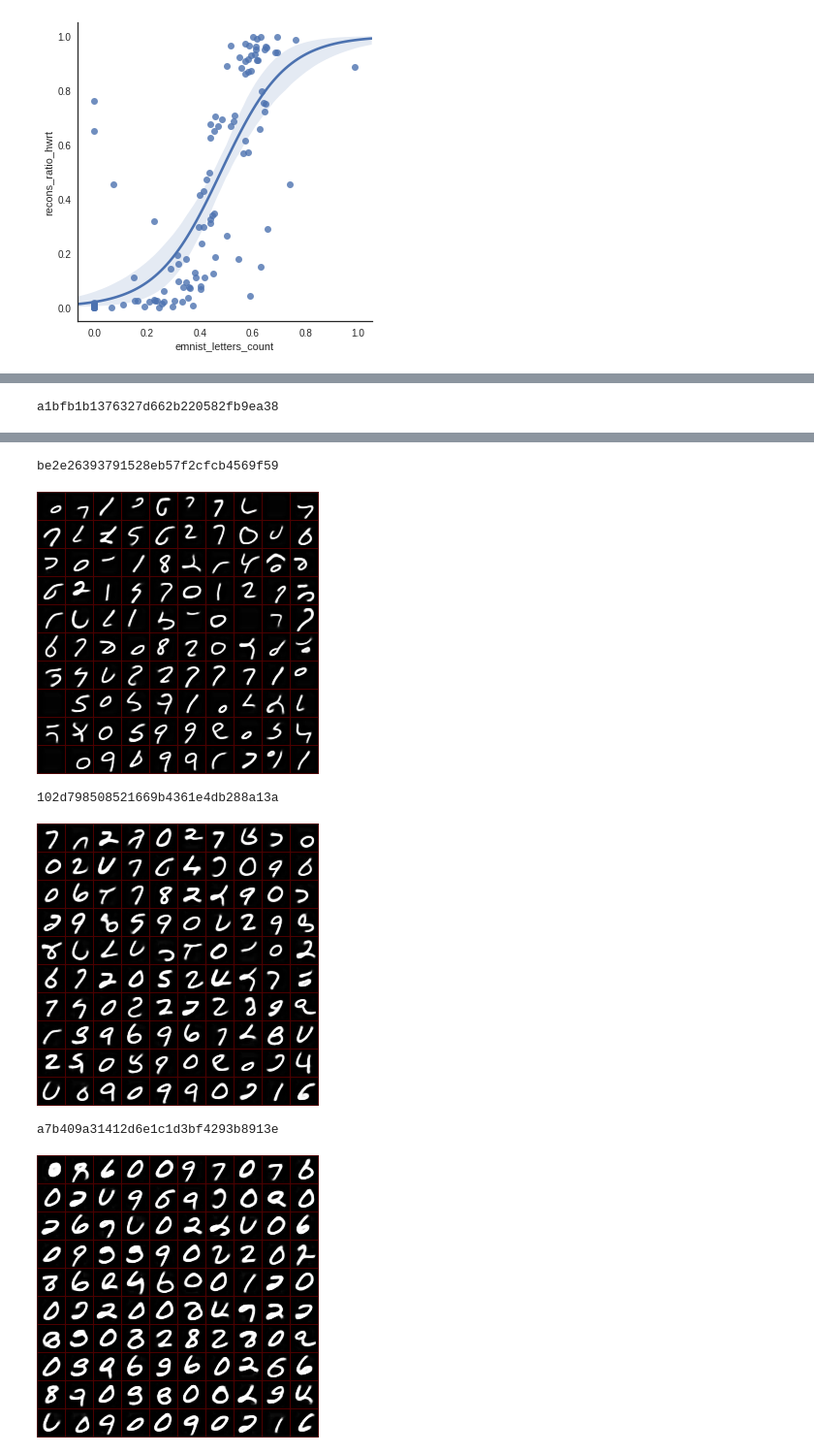
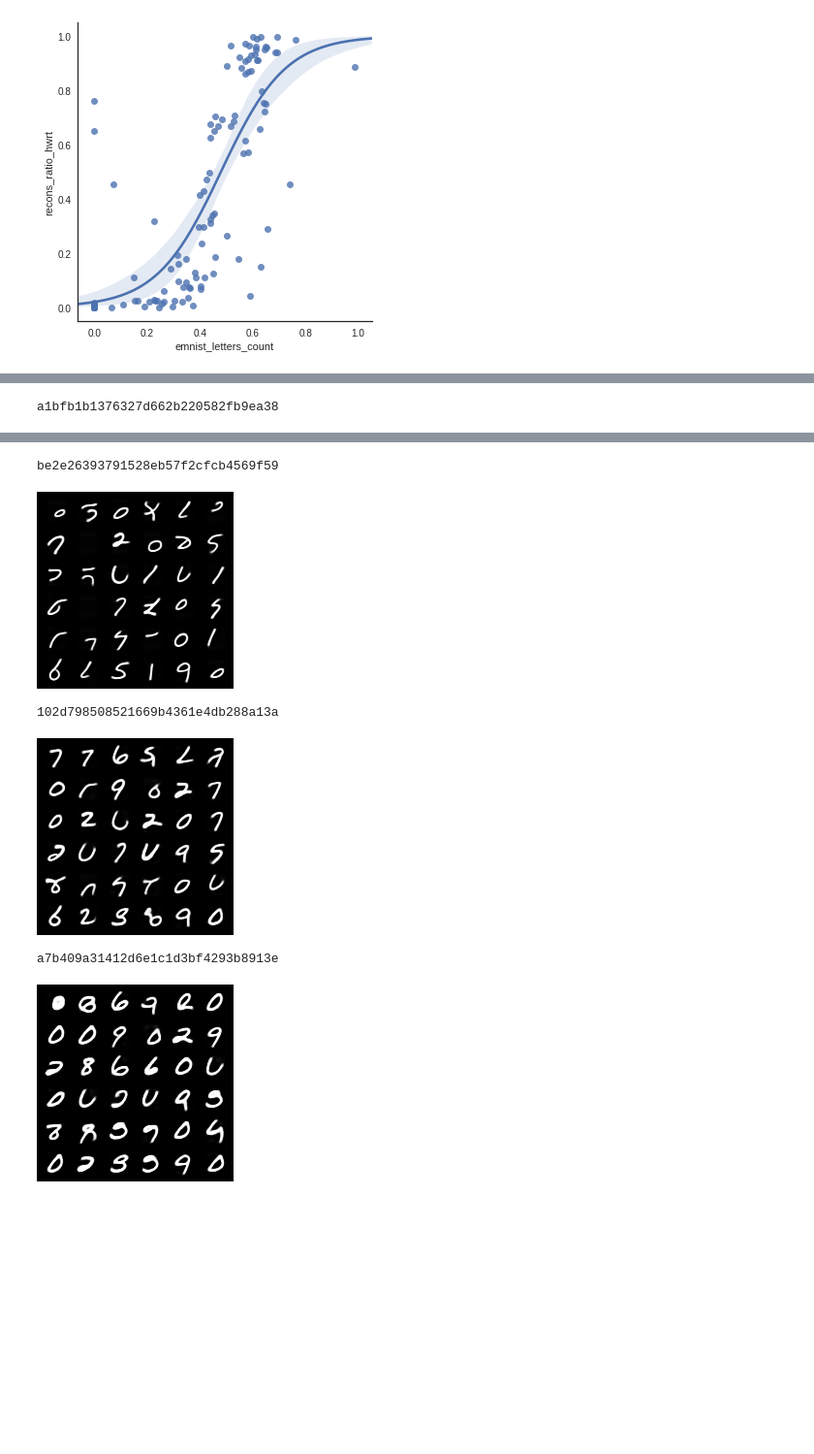
Before and after one commit to mehdidc/out_of_class, a Jupyter notebook: ae/ipynb/analysis.ipynb, the cells around one changed output, grey strips where cells are left out. Shown: that part at 97% size. Saved outputs shown, nothing was run; the diff lists cells and outputs as text; code cells hidden in the pictures; blank space fills up the shorter version.

```diff
--- a/ae/ipynb/analysis.ipynb
+++ b/ae/ipynb/analysis.ipynb
@@ -15,16 +15,16 @@ from scipy.stats import binned_statistic
 pd.options.display.max_columns = 100
 sns.set_style('white')
 
-def show_several(df):
+def show_several(df, nb=100):
     for j in df.index:
         print(j)
-        show_one(j)
-def show_one(j):
+        show_one(j, nb=nb)
+def show_one(j, nb=100):
     try:
-        X = np.load('../results/jobs/{}/gen/generated.npz'.format(j))['generated'][0:100]
+        X = np.load('../results/jobs/{}/gen/generated.npz'.format(j))['generated'][0:nb]
     except Exception:
         return
-    X = grid_of_images_default(X)
+    X = grid_of_images_default(X, border=5, bordercolor=(0, 0, 0))
     imsave('out.png', X)
     im = Image('out.png')
     display(im)
@@ -151,5 +149,5 @@ df = df[df['sampler'] == 'mnist_noise']
 df = df[df['nb_layers']==3]
 df = df[df['stride'] == 1]
 df = df.sort_values(by='noise')
-show_several(df)
+show_several(df, nb=36)
 # %% [output]
@@ -167,6 +158,6 @@ a1bfb1b1376327d662b220582fb9ea38
 be2e26393791528eb57f2cfcb4569f59
-[figure, old version]
+[figure, new version]
 102d798508521669b4361e4db288a13a
-[figure, old version]
+[figure, new version]
 a7b409a31412d6e1c1d3bf4293b8913e
-[figure, old version]
+[figure, new version]
```
Also changed, not shown: parts of 2 cells of this notebook.
